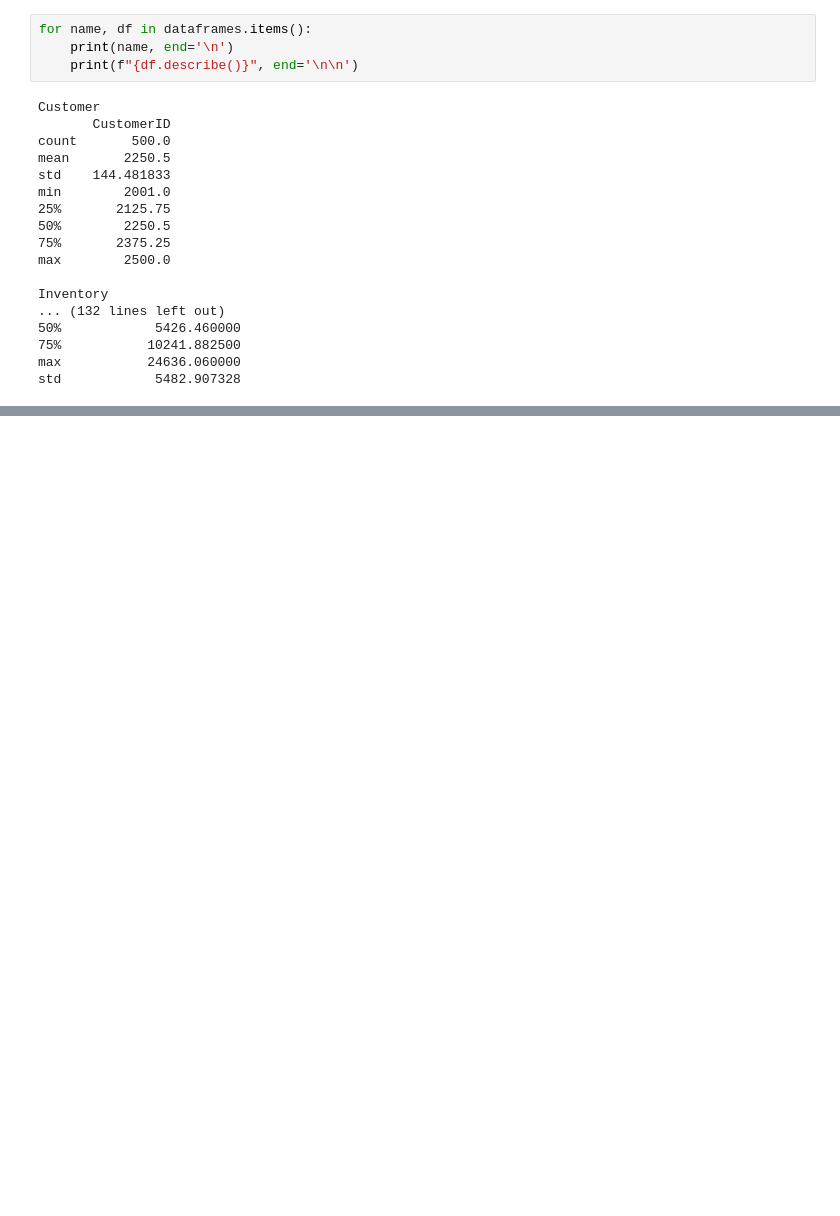
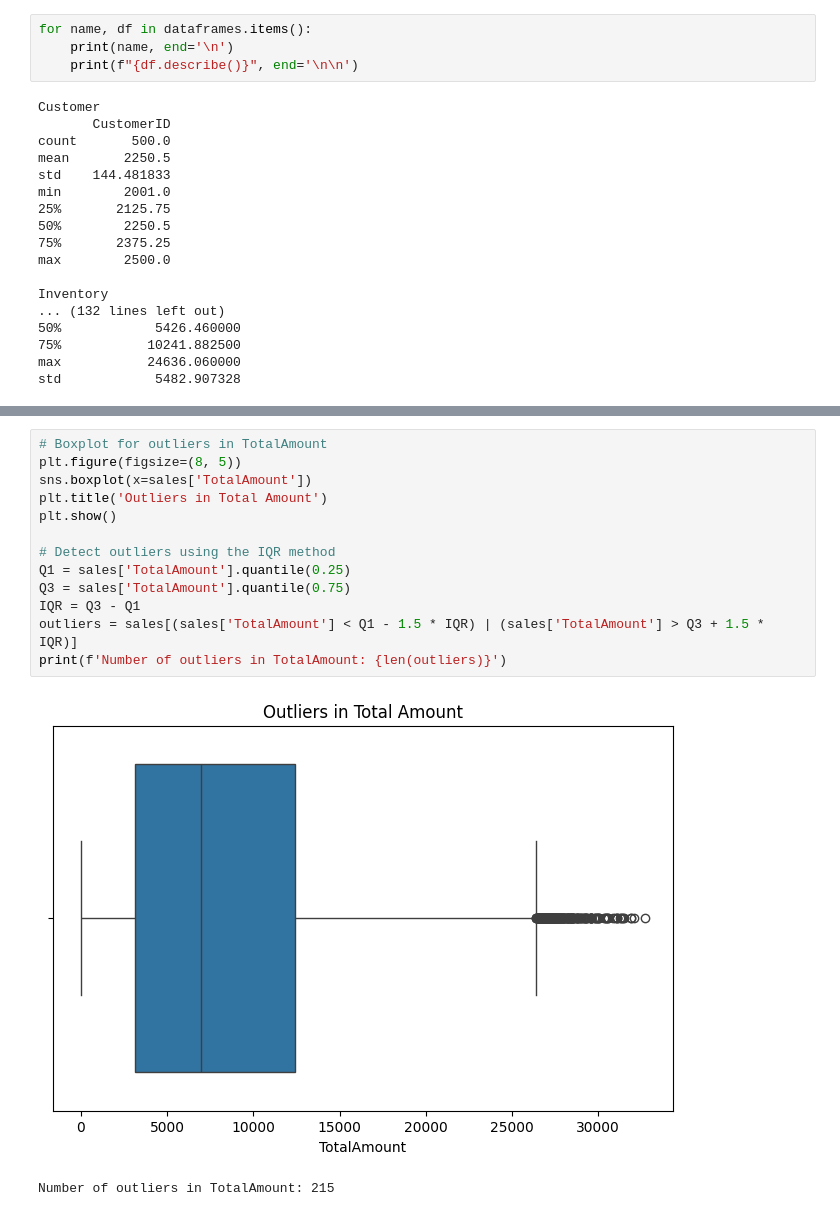
Before and after one commit to myat-thu004/Beverage_Data_Analysis, a Jupyter notebook: Exploratory_Beverage.ipynb, the cells around one changed output, grey strips where cells are left out. Drawn from its saved outputs; the diff is of its cells as text; blank space fills up the shorter version.

```diff
--- a/Exploratory_Beverage.ipynb
+++ b/Exploratory_Beverage.ipynb
@@ -342,0 +364,16 @@ No numeric columns (excluding 'ID' columns) found in Supplier.
+# %%
+# Boxplot for outliers in TotalAmount
+plt.figure(figsize=(8, 5))
+sns.boxplot(x=sales['TotalAmount'])
+plt.title('Outliers in Total Amount')
+plt.show()
+
+# Detect outliers using the IQR method
+Q1 = sales['TotalAmount'].quantile(0.25)
+Q3 = sales['TotalAmount'].quantile(0.75)
+IQR = Q3 - Q1
+outliers = sales[(sales['TotalAmount'] < Q1 - 1.5 * IQR) | (sales['TotalAmount'] > Q3 + 1.5 * IQR)]
+print(f'Number of outliers in TotalAmount: {len(outliers)}')
+# %% [output]
+[figure, added]
+Number of outliers in TotalAmount: 215
```
Also changed, not shown: parts of 24 cells of this notebook.
